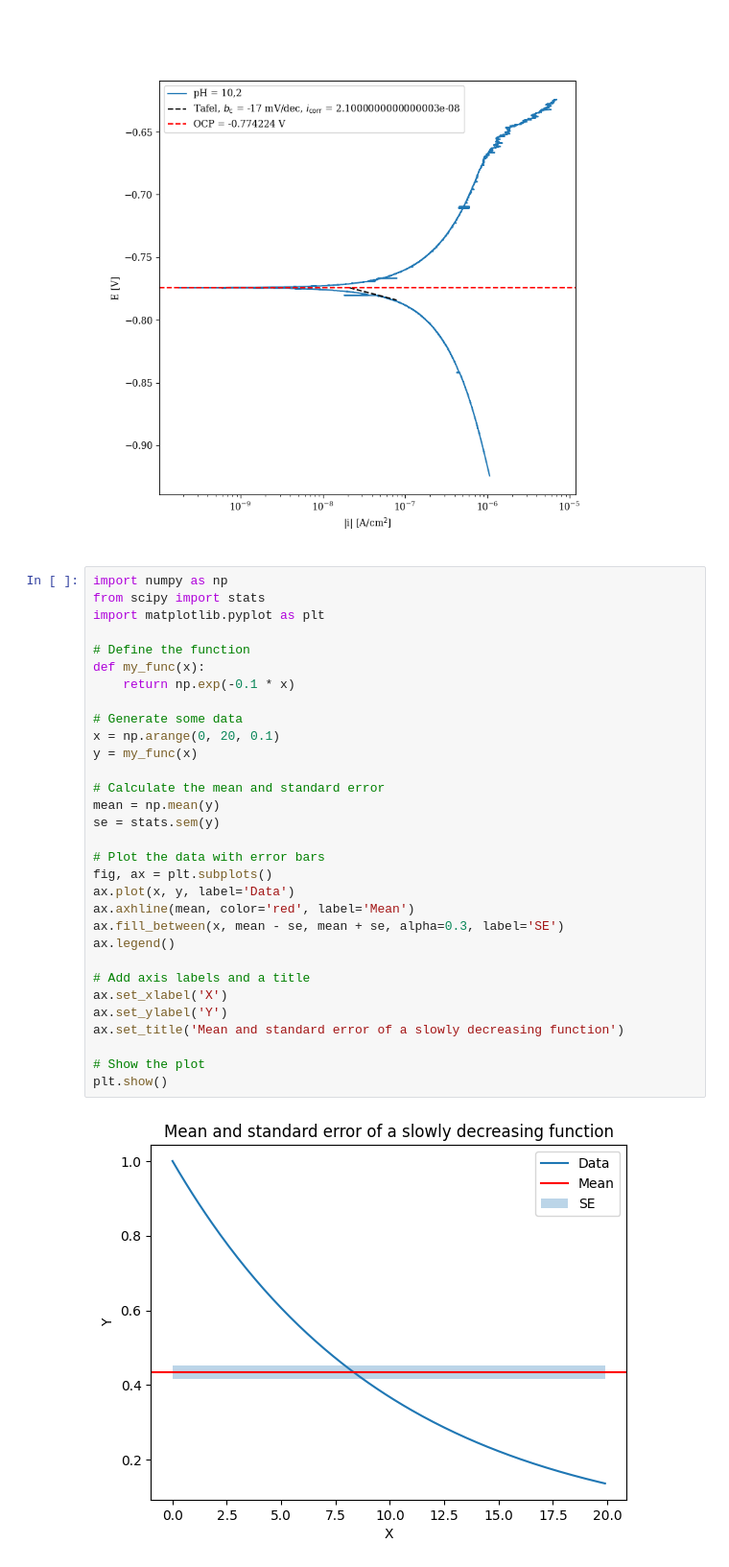
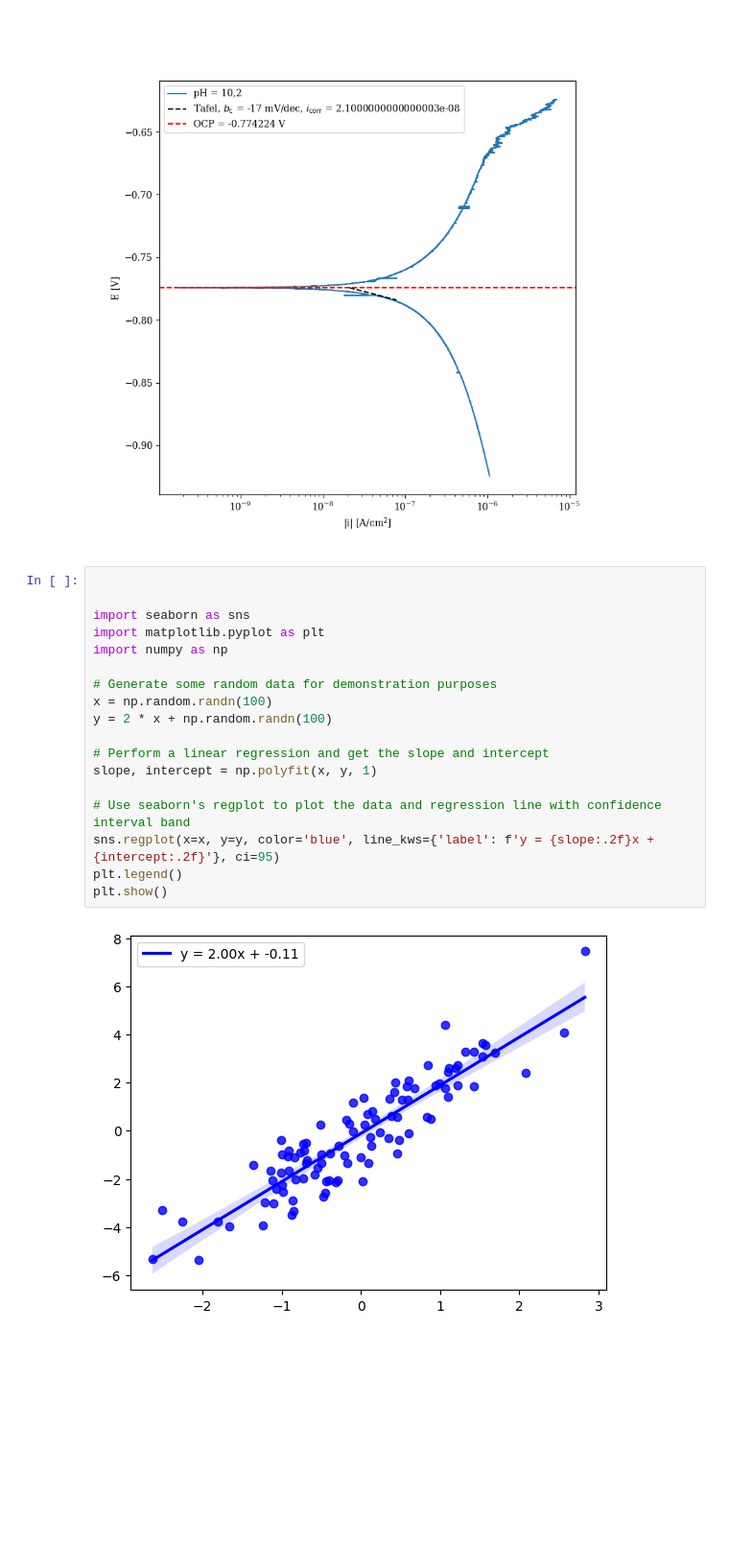
Before and after one commit to matsssk/AA6060_ML, a Jupyter notebook: _test_.ipynb, the cells around one changed output. Shown at 96% size. Saved outputs shown, nothing was run; the diff lists cells and outputs as text; blank space fills up the shorter version.

```diff
--- a/_test_.ipynb
+++ b/_test_.ipynb
@@ -128,36 +152,23 @@ plt.legend()
 #          plot_figure(E, i, label = pH, **_dict, ocp_t_half=ocp_t_half)
 # %% [output]
 [figure]
-# %%
-import numpy as np
-from scipy import stats
-import matplotlib.pyplot as plt
-
-# Define the function
-def my_func(x):
-    return np.exp(-0.1 * x)
-
-# Generate some data
-x = np.arange(0, 20, 0.1)
-y = my_func(x)
-
-# Calculate the mean and standard error
-mean = np.mean(y)
-se = stats.sem(y)
-
-# Plot the data with error bars
-fig, ax = plt.subplots()
-ax.plot(x, y, label='Data')
-ax.axhline(mean, color='red', label='Mean')
-ax.fill_between(x, mean - se, mean + se, alpha=0.3, label='SE')
-ax.legend()
-
-# Add axis labels and a title
-ax.set_xlabel('X')
-ax.set_ylabel('Y')
-ax.set_title('Mean and standard error of a slowly decreasing function')
-
-# Show the plot
-plt.show()
-# %% [output]
-[figure, removed]
+# %%
+
+
+import seaborn as sns
+import matplotlib.pyplot as plt
+import numpy as np
+
+# Generate some random data for demonstration purposes
+x = np.random.randn(100)
+y = 2 * x + np.random.randn(100)
+
+# Perform a linear regression and get the slope and intercept
+slope, intercept = np.polyfit(x, y, 1)
+
+# Use seaborn's regplot to plot the data and regression line with confidence interval band
+sns.regplot(x=x, y=y, color='blue', line_kws={'label': f'y = {slope:.2f}x + {intercept:.2f}'}, ci=95)
+plt.legend()
+plt.show()
+# %% [output]
+[figure, added]
```
Also changed, not shown: parts of 3 cells of this notebook, 24 other files.
